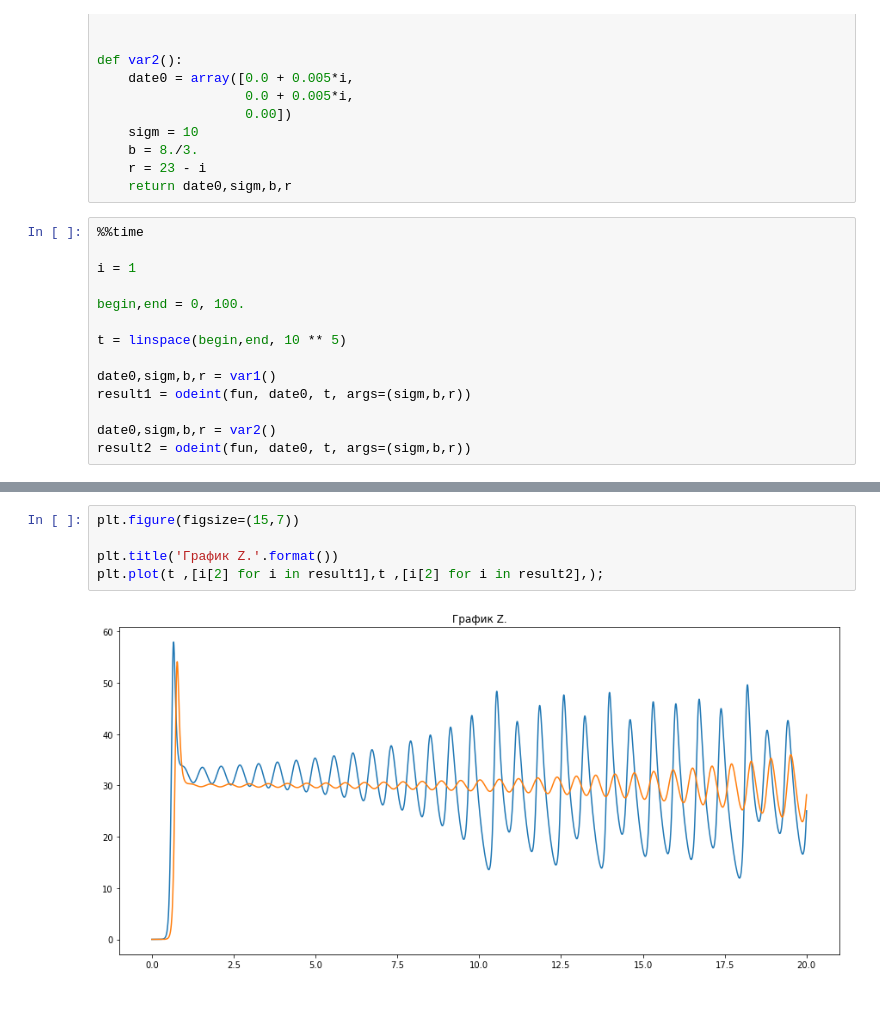
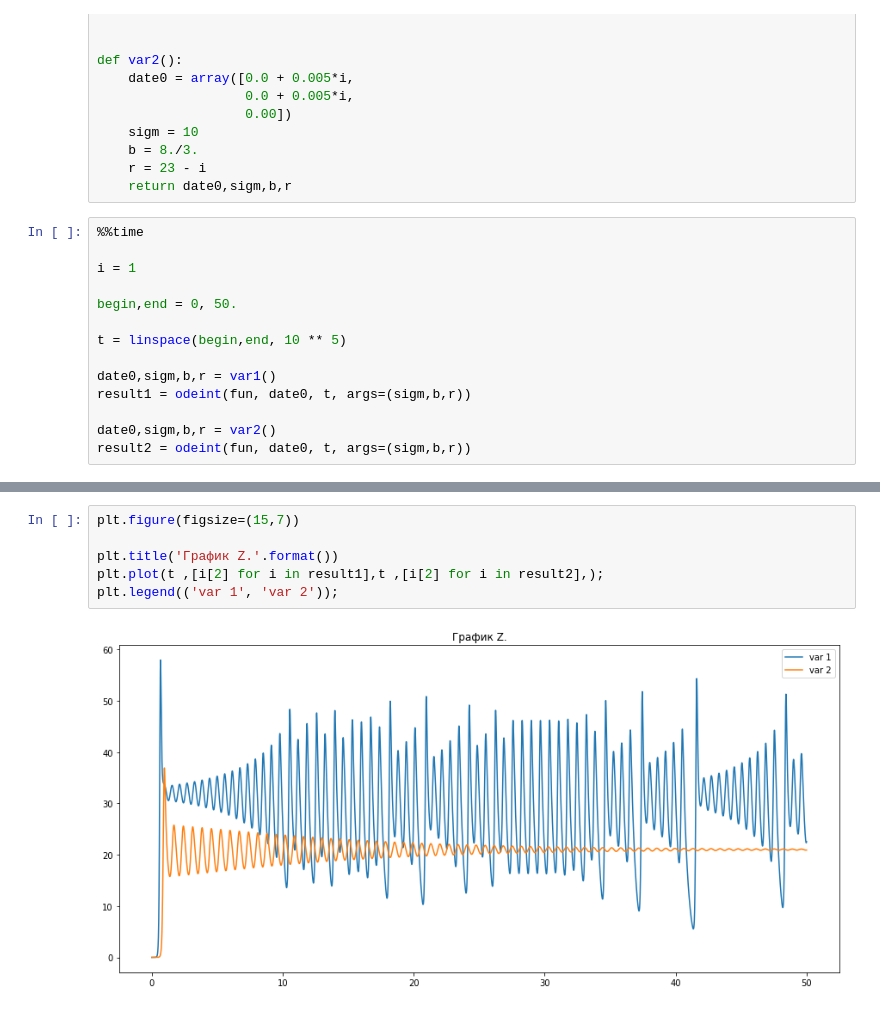
Before and after one commit to paantya/exoplanet-2017, a Jupyter notebook: sok_orb.ipynb, the cells around one changed output, grey strips where cells are left out. Drawn from its saved outputs; the diff is of its cells as text.

```diff
--- a/sok_orb.ipynb
+++ b/sok_orb.ipynb
@@ -58,7 +61,7 @@ def var2():
 
 i = 1
 
-begin,end = 0, 100.
+begin,end = 0, 50.
 
 t = linspace(begin,end, 10 ** 5)
 
@@ -107,7 +118,8 @@ plt.plot(t ,[i[1] for i in result1],t ,[i[1] for i in result2],);
 # %%
 plt.figure(figsize=(15,7))
 
 plt.title('График Z.'.format())
 plt.plot(t ,[i[2] for i in result1],t ,[i[2] for i in result2],);
+plt.legend(('var 1', 'var 2'));
 # %% [output]
-[figure, old version]
+[figure, new version]
```
Also changed, not shown: parts of 7 cells of this notebook.
